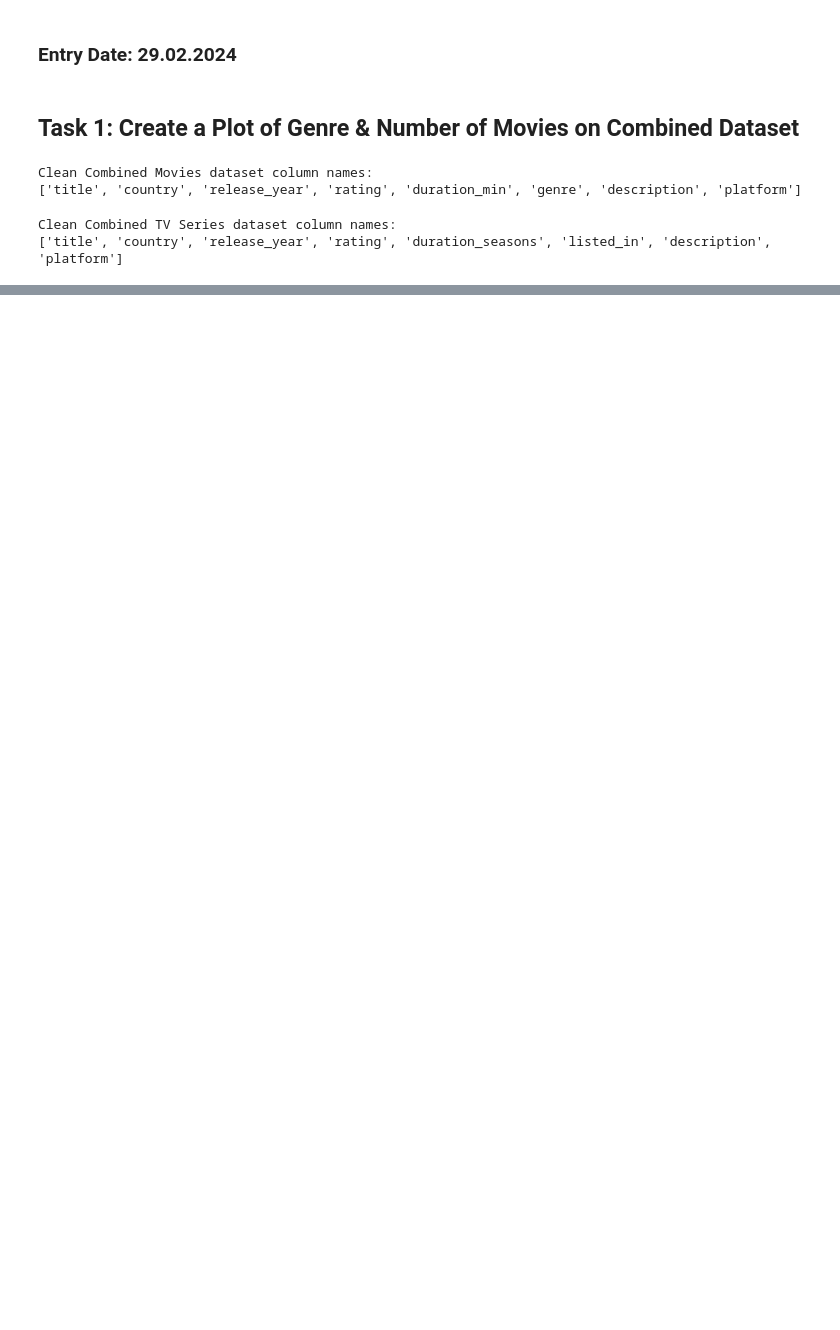
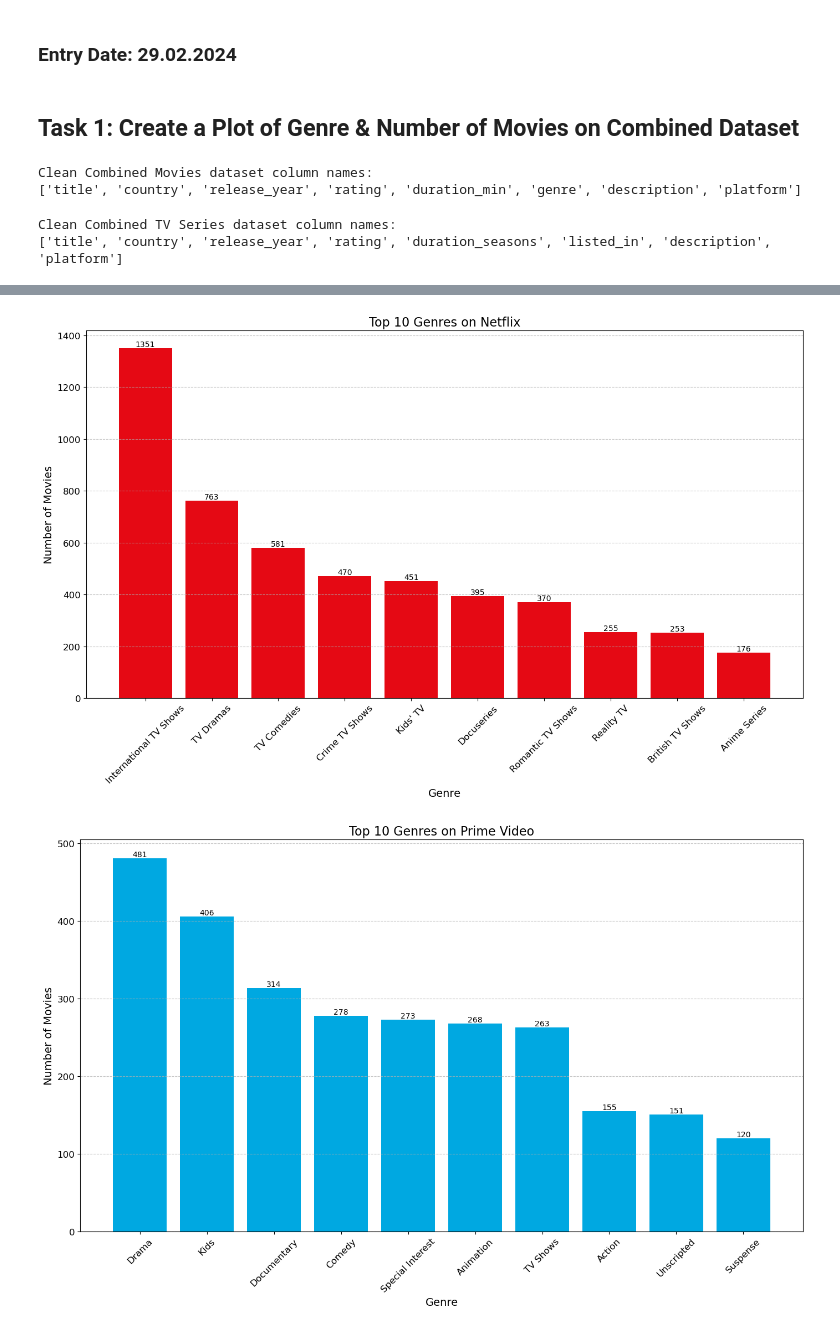
Before and after one commit to ulquyorra-11/Cinemalytics, a Jupyter notebook: notebooks/Samer's Notebooks/samer_testing.ipynb, the cells around one changed output, grey strips where cells are left out. Drawn from its saved outputs; the diff is of its cells as text; code cells hidden in the pictures; blank space fills up the shorter version.

```diff
--- a/notebooks/Samer's Notebooks/samer_testing.ipynb
+++ b/notebooks/Samer's Notebooks/samer_testing.ipynb
@@ -375,0 +431,34 @@ series_clean_df.to_csv('/Users/samer/Documents/github_repos/StreamSelect/OTT_SUG
+# %%
+def plot_top_10_genres_series_count(genre_counts, platform_name, color):
+    plt.figure(figsize=(14, 9))
+    # Select only the top 10 genres
+    top_10_genres = genre_counts.head(10)
+    bars = plt.bar(top_10_genres.index, top_10_genres.values, color=color)
+
+    # Add numbers on top of each bar
+    for bar in bars:
+        yval = bar.get_height()
+        plt.text(bar.get_x() + bar.get_width()/2.0, yval, int(yval), va='bottom', ha='center', fontsize=10)
+
+    plt.title(f'Top 10 Genres on {platform_name}', fontsize=16)
+    plt.xlabel('Genre', fontsize=14)
+    plt.ylabel('Number of Movies', fontsize=14)
+    plt.xticks(rotation=45, fontsize=12)
+    plt.yticks(fontsize=12)
+    plt.grid(axis='y', linestyle='--', alpha=0.7)  # Add grid lines for better readability
+
+    plt.tight_layout()
+    plt.show()
+
+# Colors for each platform (you can adjust these if you've found better matches)
+netflix_color = '#E50914'  # Deep red for Netflix
+prime_video_color = '#00A8E1'  # Dark blue for Prime Video
+disney_plus_color = '#000c7c'  # Light blue for Disney+
+
+# Generate enhanced plots for each platform
+plot_top_10_genres_series_count(netflix_series_genre_counts, 'Netflix', netflix_color)
+plot_top_10_genres_series_count(prime_video_series_genre_counts, 'Prime Video', prime_video_color)
+plot_top_10_genres_series_count(disney_plus_series_genre_counts, 'Disney+', disney_plus_color)
+# %% [output]
+[figure, added]
+[figure, added]
```
Also changed, not shown: parts of 5 cells of this notebook, 1 other file.
